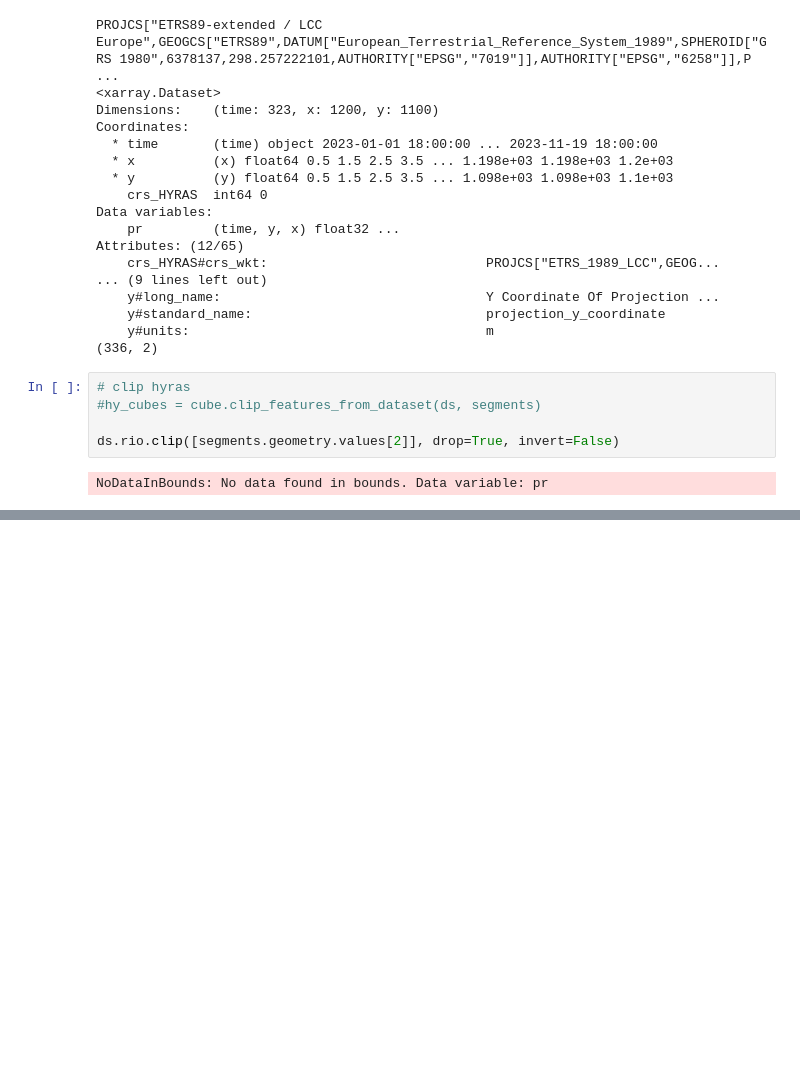
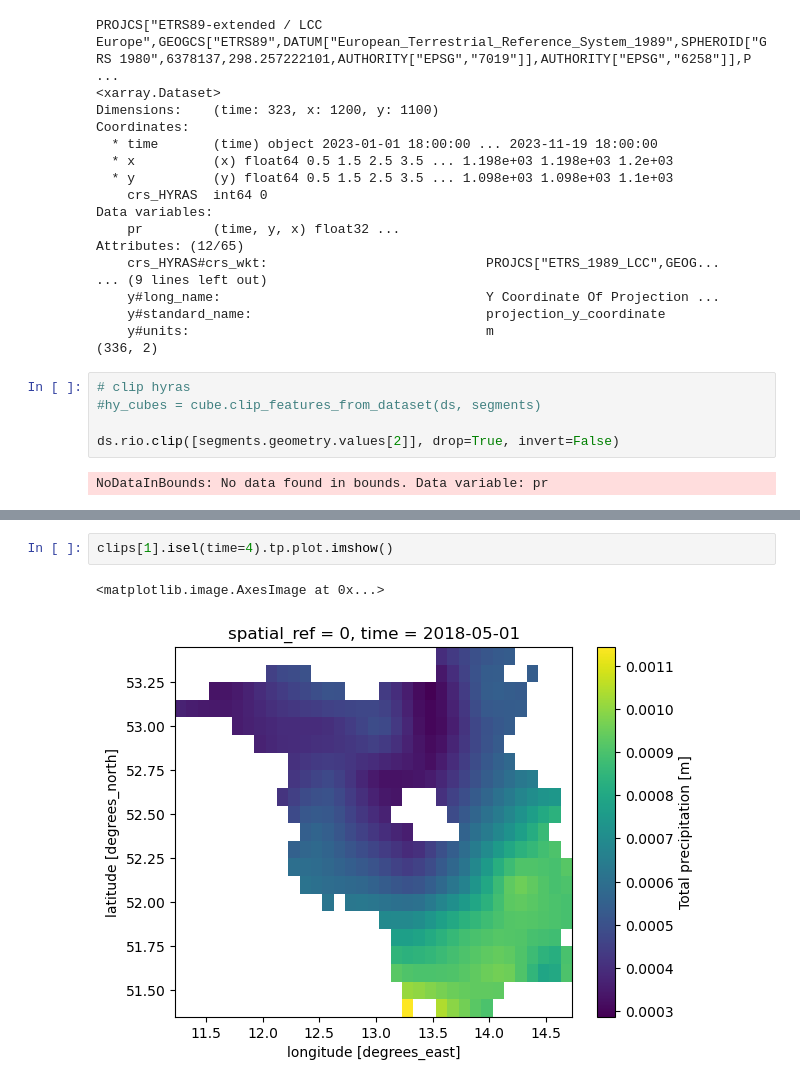
Before and after one commit to mmaelicke/zonal-variograms, a Jupyter notebook: examples.ipynb, the cells around one changed output, grey strips where cells are left out. Cells and saved outputs as stored; diff of their text form; blank space fills up the shorter version.

```diff
--- a/examples.ipynb
+++ b/examples.ipynb
@@ -368,0 +426,5 @@ NoDataInBounds: No data found in bounds. Data variable: pr
+# %%
+clips[1].isel(time=4).tp.plot.imshow()
+# %% [output]
+<matplotlib.image.AxesImage at 0x...>
+[figure, added]
```
Also changed, not shown: parts of 6 cells of this notebook, 1 other file.
